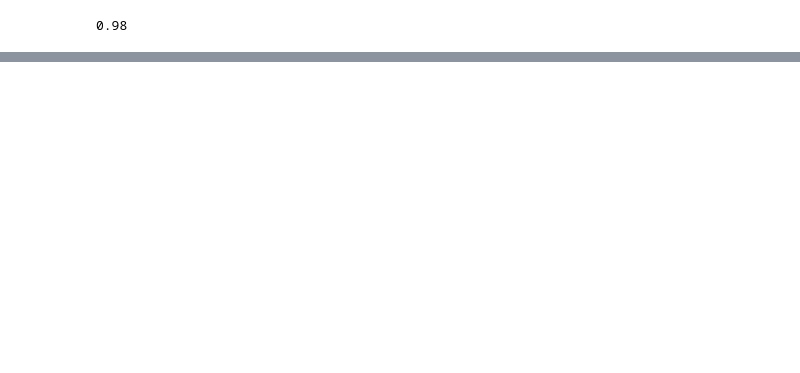
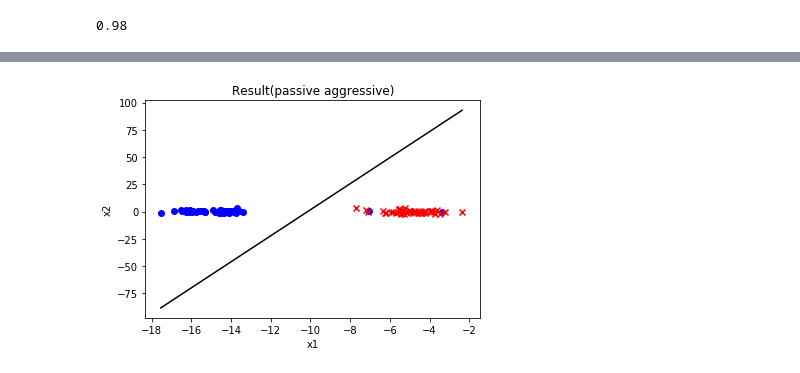
Before and after one commit to habroptilus/ml-tools, a Jupyter notebook: experiment/adaptive_reglarizer.ipynb, the cells around one changed output, grey strips where cells are left out. Saved outputs shown, nothing was run; the diff lists cells and outputs as text; code cells hidden in the pictures; blank space fills up the shorter version.

```diff
--- a/experiment/adaptive_reglarizer.ipynb
+++ b/experiment/adaptive_reglarizer.ipynb
@@ -89,0 +75,4 @@ plot_boundary(X,y,model.coef_)
+# %%
+plotter.plot(X,y,"Result(passive aggressive)",pa_model.coef_)
+# %% [output]
+[figure, added]
```
Also changed, not shown: parts of 11 cells of this notebook, 4 other files.
